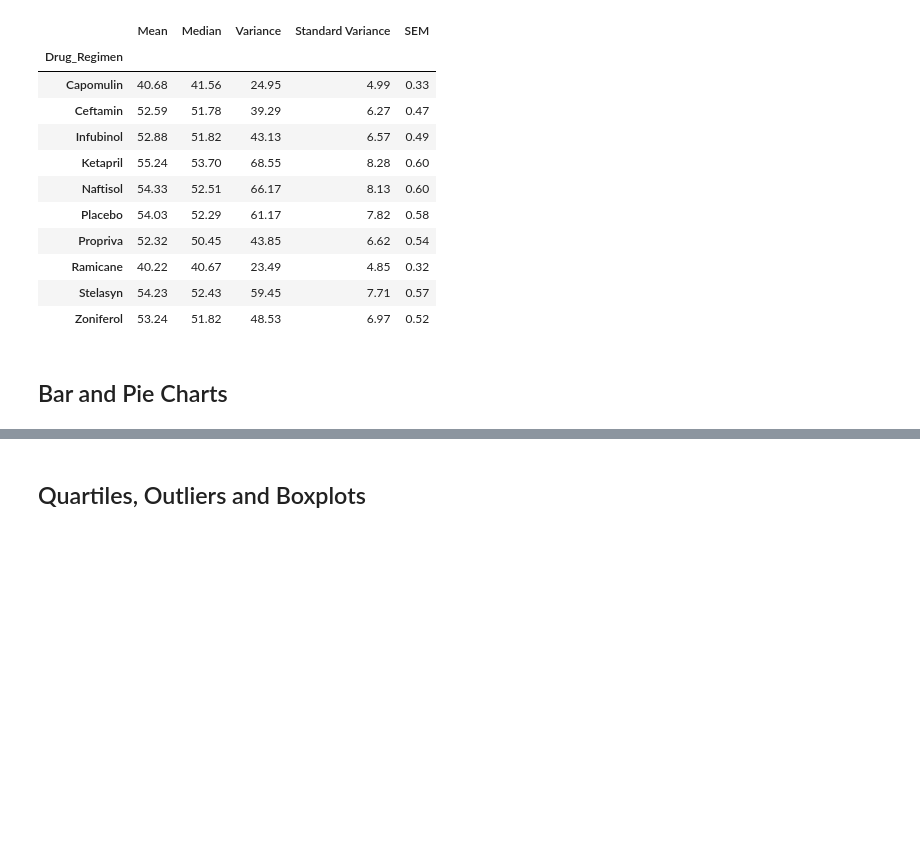
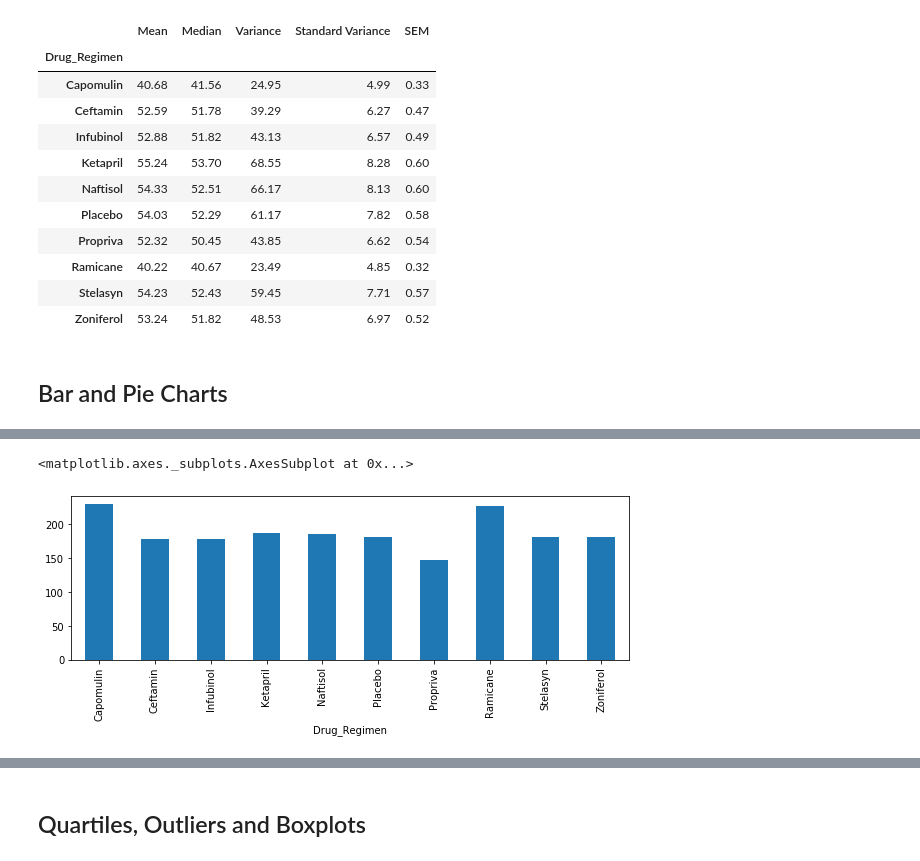
Before and after one commit to charlim26/matplotlib-challenge, a Jupyter notebook: Pymaceuticals/main3.ipynb, the cells around one changed output, grey strips where cells are left out. Cells and saved outputs as stored; diff of their text form; code cells hidden in the pictures; blank space fills up the shorter version.

```diff
--- a/Pymaceuticals/main3.ipynb
+++ b/Pymaceuticals/main3.ipynb
@@ -291,7 +286,6 @@ Text(0, 0.5, 'Mice count')
 # %%
 # Generate a bar plot showing the total number of mice for each treatment throughout the course of the study using pyplot.
 #Total number of mice for each treatment throughout the course of the study using pandas.
-fig = plt.figure();
-ax = fig.add_subplot(1, 1, 1)
-regimen = pd.unique(pharma_final_df["Drug_Regimen"].tolist())
+
+regimen_mice_count.plot(kind="bar",figsize=(10,3))
 # %% [output]
@@ -299,0 +292,2 @@ regimen = pd.unique(pharma_final_df["Drug_Regimen"].tolist())
+<matplotlib.axes._subplots.AxesSubplot at 0x...>
+[figure, added]
```
Also changed, not shown: parts of 19 cells of this notebook.
